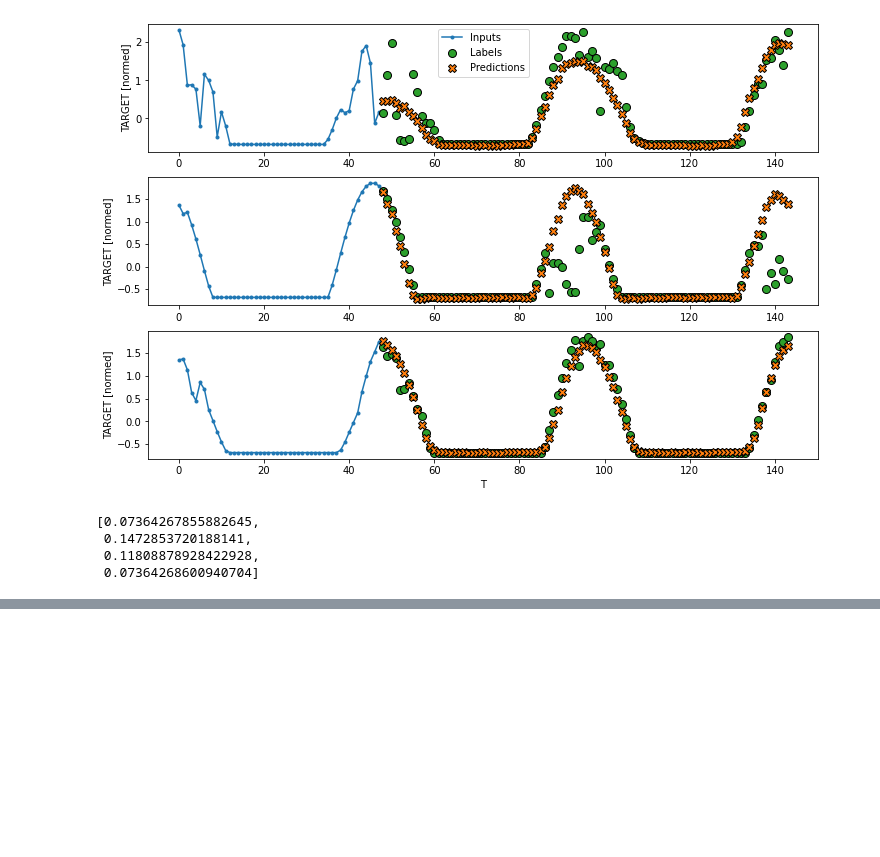
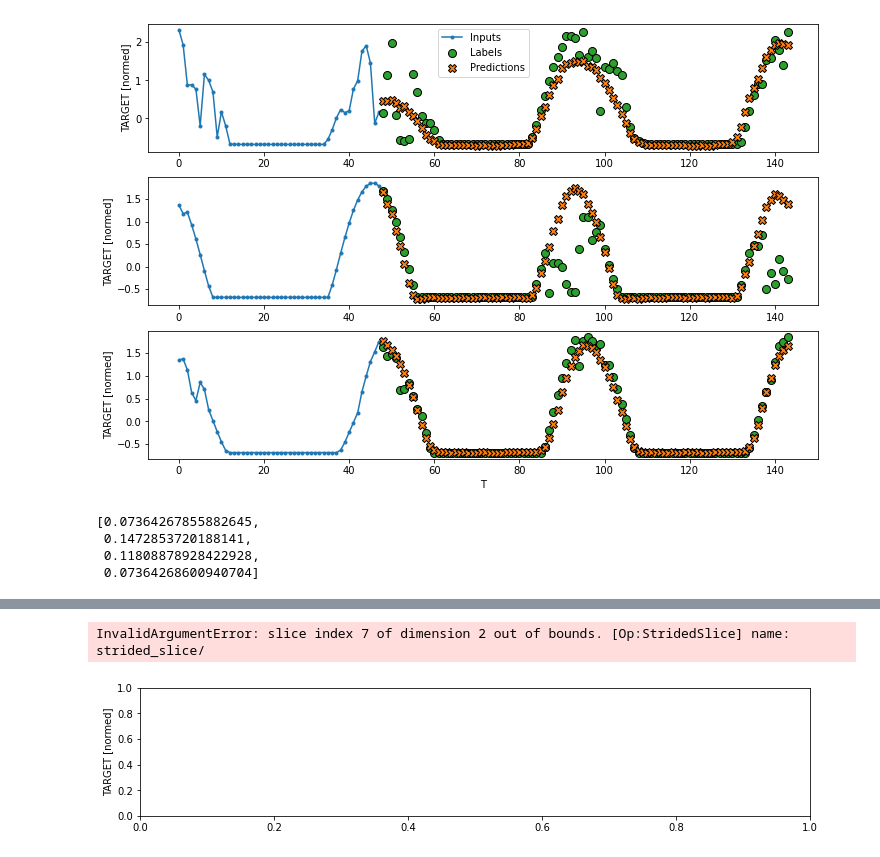
Before and after one commit to parkjuida/dacon, a Jupyter notebook: 235680/runner.ipynb, the cells around one changed output, grey strips where cells are left out. Saved outputs shown, nothing was run; the diff lists cells and outputs as text; code cells hidden in the pictures; blank space fills up the shorter version.

Commit message:
Add various convolution

```diff
--- a/235680/runner.ipynb
+++ b/235680/runner.ipynb
@@ -311,0 +641,42 @@ NameError: name 'conv2D3_1' is not defined
+# %%
+import src.model.multiple_output.convolution
+import importlib
+importlib.reload(src.model.multiple_output.convolution)
+
+from src.model.multiple_output.convolution import ConvolutionVarious2
+from src.loaders.data_loader import load_test_features, load_basic_preprocessed_predict
+
+ONE_DAY_STEPS=48
+OUTPUT_STEPS=96
+
+one_days_window_label_columns = WindowGenerator(
+    train_df,
+    valid_df,
+    test_df,
+    input_width=ONE_DAY_STEPS * 1,
+    label_width=OUTPUT_STEPS,
+    shift=OUTPUT_STEPS,
+    label_columns=["TARGET"]
+)
+submission_df = load_submission_data()
+_, predict_df = load_basic_preprocessed_predict()
+predict_df["scaled_TARGET"] = predict_df["TARGET"]
+predict_df = predict_df[cutter]
+predict_df.drop("TARGET", axis=1, inplace=True)
+predict_df = load_test_features(predict_df, 48 * 1)
+
+evaluate_dict = {}
+
+for i in range(1, 10):
+    q = i/10
+    print(q)
+
+    conv_various2 = ConvolutionVarious2(48)
+
+    compile_and_fit_with_pinball_loss(conv_various2, one_days_window_label_columns, q)
+    evaluate_dict[q] = conv_various2.evaluate(one_days_window_label_columns.test, verbose=0)
+    predict_np = predict_df.reshape(-1, 48, 7)
+    pred_y = conv_various2.predict(predict_np)[:, :, -1]
+    submission_df[f"q_{q}"] = pred_y.reshape(-1)
+
+to_submission_csv(submission_df, "conv_various_2_dhi_dni_ghi_standard_scaled_n_minmaxed_zero.csv")
@@ -311,0 +736,5 @@ NameError: name 'conv2D3_1' is not defined
+# %%
+one_days_window_label_columns.plot()
+# %% [output]
+InvalidArgumentError: slice index 7 of dimension 2 out of bounds. [Op:StridedSlice] name: strided_slice/
+[figure, added]
```
Also changed, not shown: parts of 33 cells of this notebook, 4 other files.
